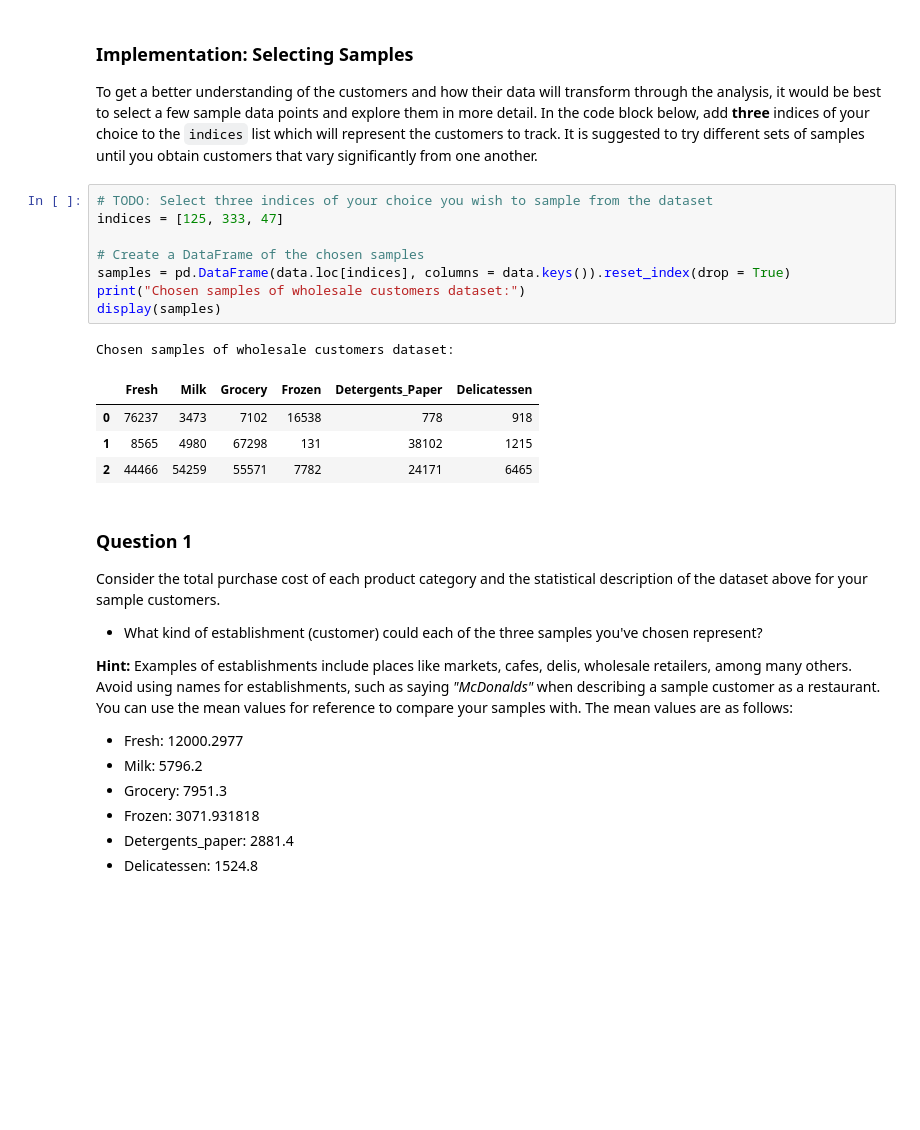
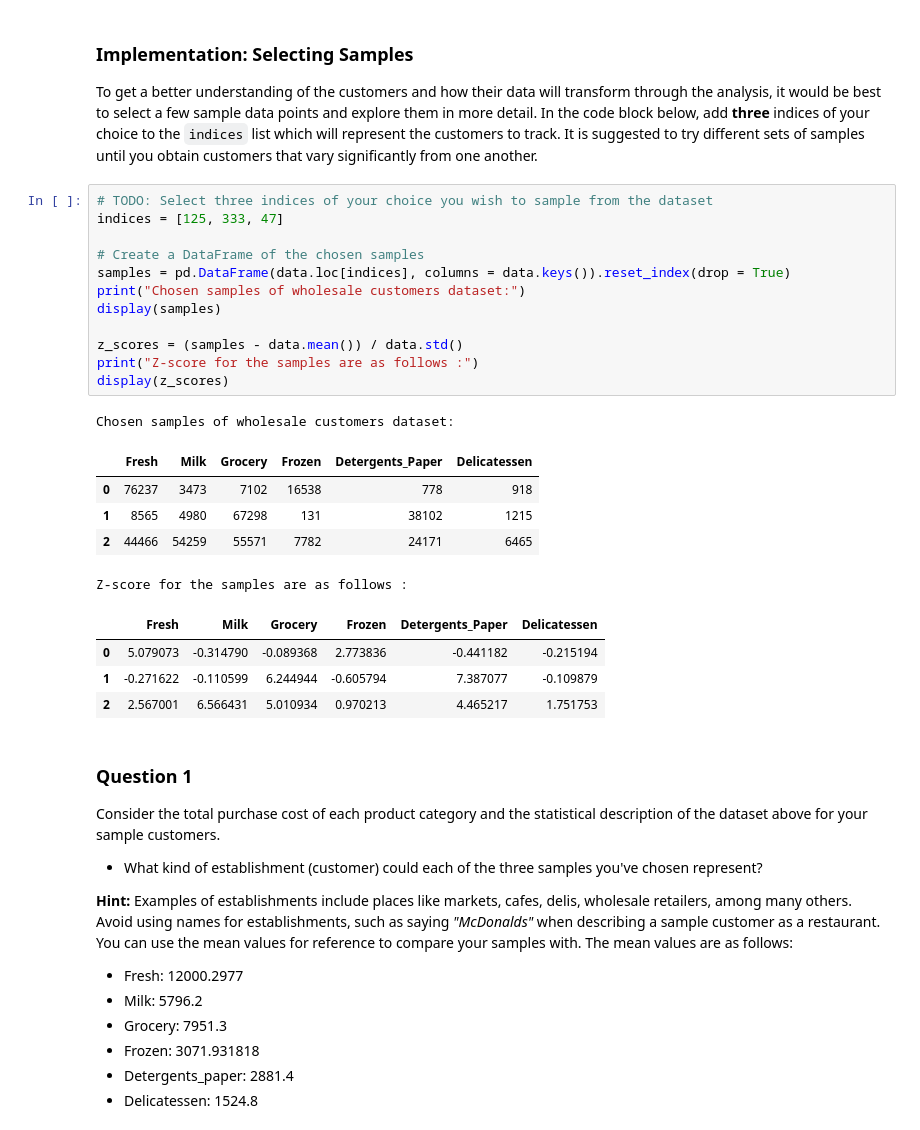
Before and after one commit to ishansoni22/UdacityML, a Jupyter notebook: customer_segments/customer_segments.ipynb, the cells around one changed output. Saved outputs shown, nothing was run; the diff lists cells and outputs as text; blank space fills up the shorter version.

```diff
--- a/customer_segments/customer_segments.ipynb
+++ b/customer_segments/customer_segments.ipynb
@@ -68,17 +68,26 @@ To get a better understanding of the customers and how their data will transform
 # %%
 # TODO: Select three indices of your choice you wish to sample from the dataset
 indices = [125, 333, 47]
 
 # Create a DataFrame of the chosen samples
 samples = pd.DataFrame(data.loc[indices], columns = data.keys()).reset_index(drop = True)
 print("Chosen samples of wholesale customers dataset:")
 display(samples)
+
+z_scores = (samples - data.mean()) / data.std()
+print("Z-score for the samples are as follows :")
+display(z_scores)
 # %% [output]
 Chosen samples of wholesale customers dataset:
 |  | Fresh | Milk | Grocery | Frozen | Detergents_Paper | Delicatessen |
 | 0 | 76237 | 3473 | 7102 | 16538 | 778 | 918 |
 | 1 | 8565 | 4980 | 67298 | 131 | 38102 | 1215 |
 | 2 | 44466 | 54259 | 55571 | 7782 | 24171 | 6465 |
+Z-score for the samples are as follows :
+|  | Fresh | Milk | Grocery | Frozen | Detergents_Paper | Delicatessen |
+| 0 | 5.079073 | -0.314790 | -0.089368 | 2.773836 | -0.441182 | -0.215194 |
+| 1 | -0.271622 | -0.110599 | 6.244944 | -0.605794 | 7.387077 | -0.109879 |
+| 2 | 2.567001 | 6.566431 | 5.010934 | 0.970213 | 4.465217 | 1.751753 |
 # %% [markdown]
 ### Question 1
 Consider the total purchase cost of each product category and the statistical description of the dataset above for your sample customers.
```
Also changed, not shown: parts of 7 cells of this notebook, 1 other file.
